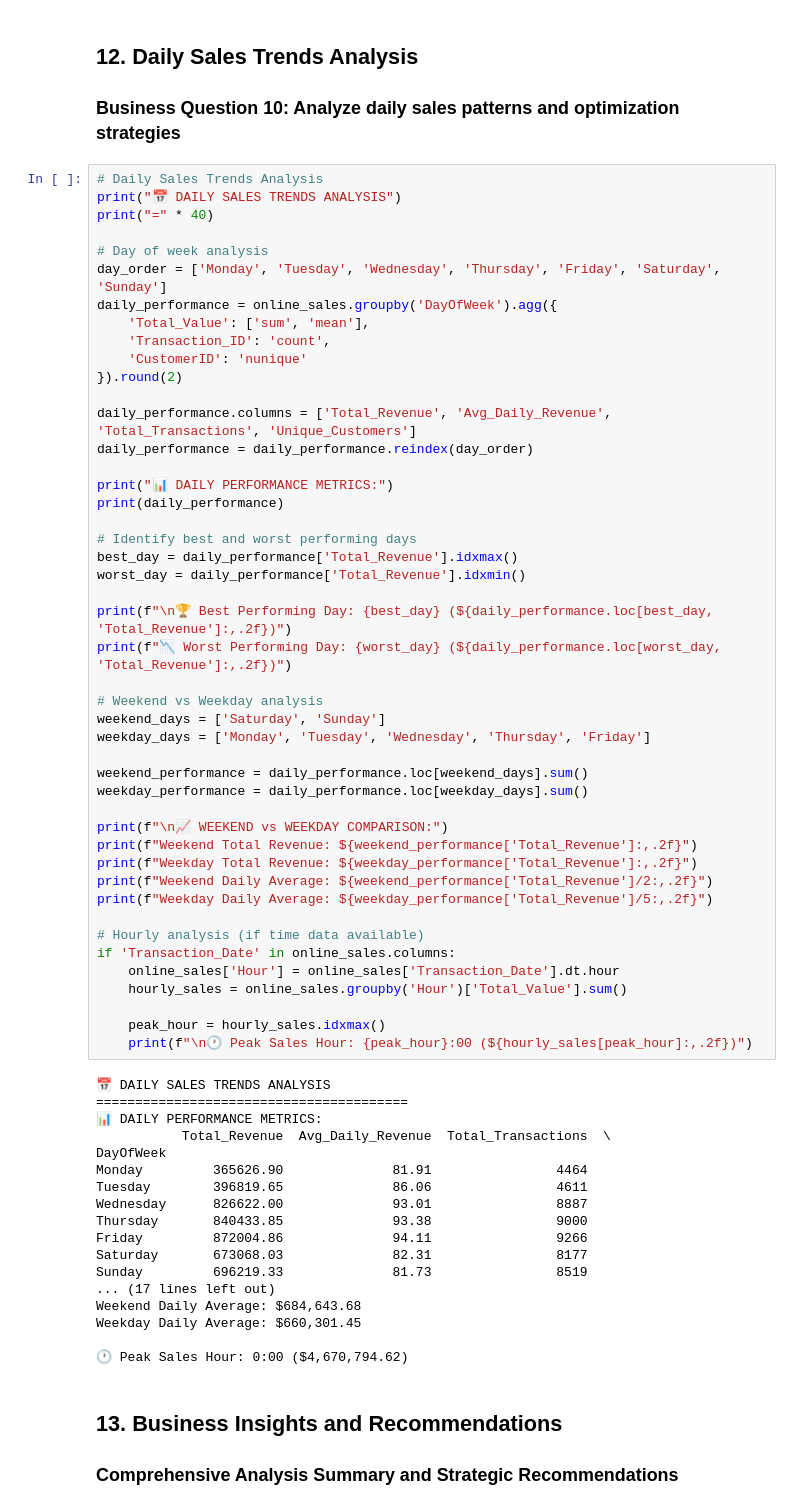
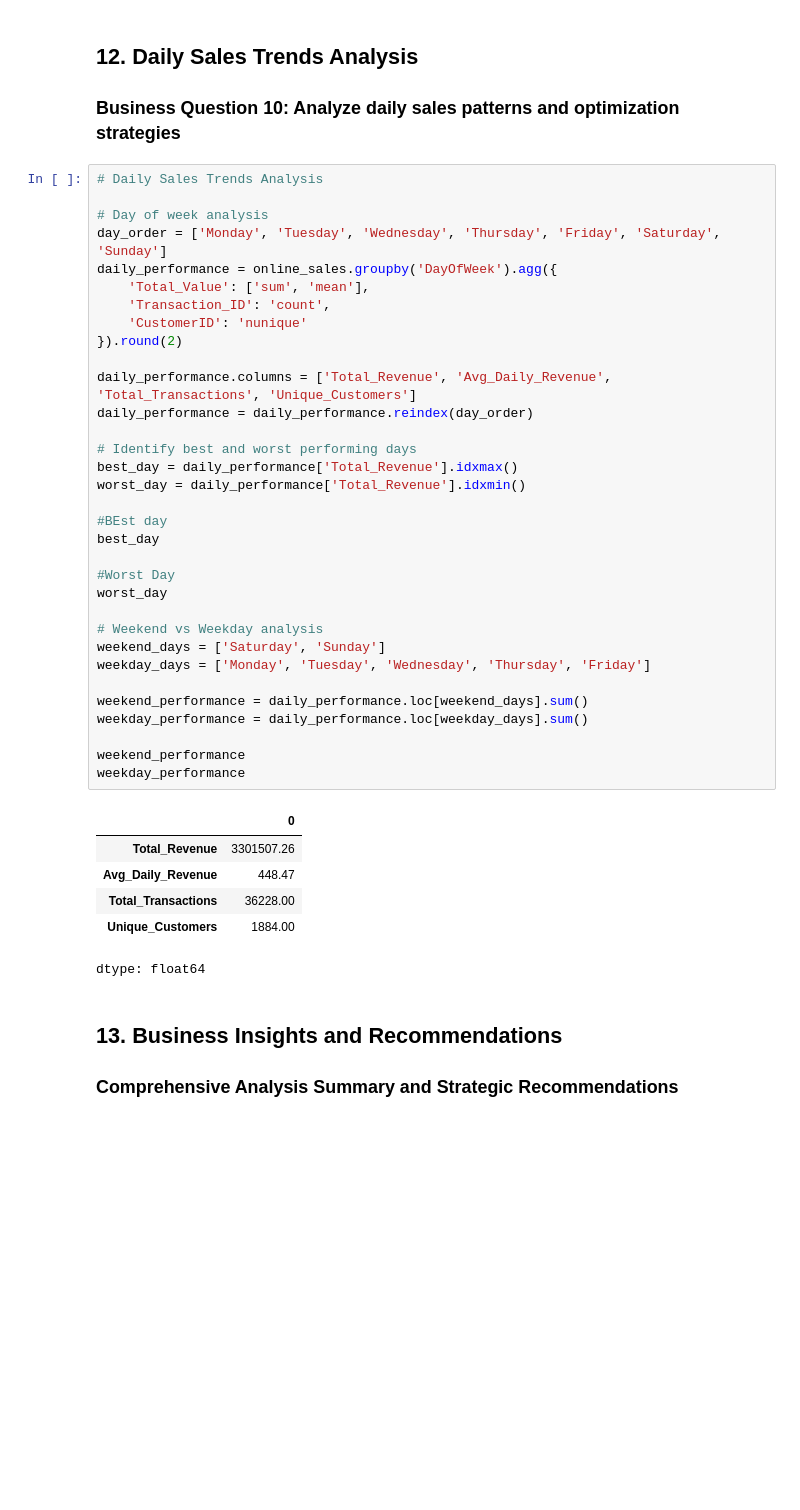
Before and after one commit to Shivappa/AIML, a Jupyter notebook: AI-Business-Case-Study-1/Ecommerce_Marketing_Sales_Analysis.ipynb, the cells around one changed output. Cells and saved outputs as stored; diff of their text form; blank space fills up the shorter version.

```diff
--- a/AI-Business-Case-Study-1/Ecommerce_Marketing_Sales_Analysis.ipynb
+++ b/AI-Business-Case-Study-1/Ecommerce_Marketing_Sales_Analysis.ipynb
@@ -1102,68 +1014,44 @@ Winter   1237702.57     49382         497
 ### Business Question 10: Analyze daily sales patterns and optimization strategies
 # %%
 # Daily Sales Trends Analysis
-print("📅 DAILY SALES TRENDS ANALYSIS")
-print("=" * 40)
 
 # Day of week analysis
 day_order = ['Monday', 'Tuesday', 'Wednesday', 'Thursday', 'Friday', 'Saturday', 'Sunday']
 daily_performance = online_sales.groupby('DayOfWeek').agg({
     'Total_Value': ['sum', 'mean'],
     'Transaction_ID': 'count',
     'CustomerID': 'nunique'
 }).round(2)
 
 daily_performance.columns = ['Total_Revenue', 'Avg_Daily_Revenue', 'Total_Transactions', 'Unique_Customers']
 daily_performance = daily_performance.reindex(day_order)
 
-print("📊 DAILY PERFORMANCE METRICS:")
-print(daily_performance)
-
 # Identify best and worst performing days
 best_day = daily_performance['Total_Revenue'].idxmax()
 worst_day = daily_performance['Total_Revenue'].idxmin()
 
-print(f"\n🏆 Best Performing Day: {best_day} (${daily_performance.loc[best_day, 'Total_Revenue']:,.2f})")
-print(f"📉 Worst Performing Day: {worst_day} (${daily_performance.loc[worst_day, 'Total_Revenue']:,.2f})")
+#BEst day
+best_day
+
+#Worst Day
+worst_day
 
 # Weekend vs Weekday analysis
 weekend_days = ['Saturday', 'Sunday']
 weekday_days = ['Monday', 'Tuesday', 'Wednesday', 'Thursday', 'Friday']
 
 weekend_performance = daily_performance.loc[weekend_days].sum()
 weekday_performance = daily_performance.loc[weekday_days].sum()
 
-print(f"\n📈 WEEKEND vs WEEKDAY COMPARISON:")
-print(f"Weekend Total Revenue: ${weekend_performance['Total_Revenue']:,.2f}")
-print(f"Weekday Total Revenue: ${weekday_performance['Total_Revenue']:,.2f}")
-print(f"Weekend Daily Average: ${weekend_performance['Total_Revenue']/2:,.2f}")
-print(f"Weekday Daily Average: ${weekday_performance['Total_Revenue']/5:,.2f}")
-
-# Hourly analysis (if time data available)
-if 'Transaction_Date' in online_sales.columns:
-    online_sales['Hour'] = online_sales['Transaction_Date'].dt.hour
-    hourly_sales = online_sales.groupby('Hour')['Total_Value'].sum()
-
-    peak_hour = hourly_sales.idxmax()
-    print(f"\n🕐 Peak Sales Hour: {peak_hour}:00 (${hourly_sales[peak_hour]:,.2f})")
+weekend_performance
+weekday_performance
 # %% [output]
+|  | 0 |
+| Total_Revenue | 3301507.26 |
+| Avg_Daily_Revenue | 448.47 |
+| Total_Transactions | 36228.00 |
+| Unique_Customers | 1884.00 |
-📅 DAILY SALES TRENDS ANALYSIS
-========================================
-📊 DAILY PERFORMANCE METRICS:
-           Total_Revenue  Avg_Daily_Revenue  Total_Transactions  \
-DayOfWeek
-Monday         365626.90              81.91                4464
-Tuesday        396819.65              86.06                4611
-Wednesday      826622.00              93.01                8887
-Thursday       840433.85              93.38                9000
-Friday         872004.86              94.11                9266
-Saturday       673068.03              82.31                8177
-Sunday         696219.33              81.73                8519
-... (17 lines left out)
-Weekend Daily Average: $684,643.68
-Weekday Daily Average: $660,301.45
-
-🕐 Peak Sales Hour: 0:00 ($4,670,794.62)
+dtype: float64
 # %% [markdown]
 ## 13. Business Insights and Recommendations
 ### Comprehensive Analysis Summary and Strategic Recommendations
```
Also changed, not shown: parts of 7 cells of this notebook.
